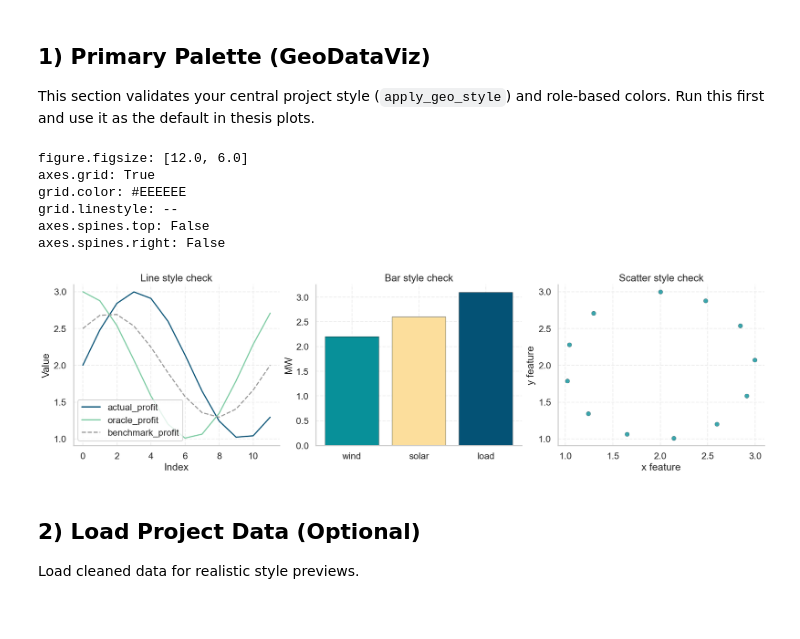
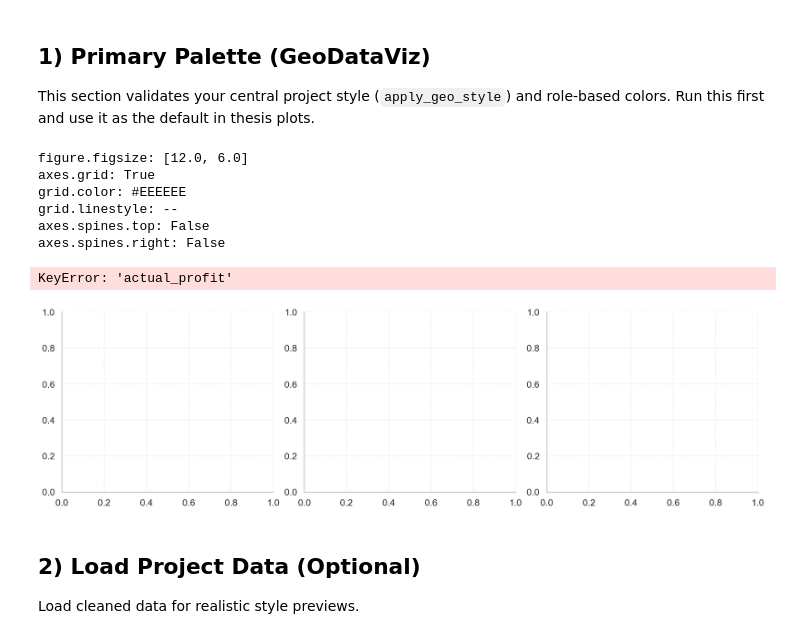
Before and after one commit to lgiesen/energy_trading, a Jupyter notebook: notebooks/14_color_scheme_reference.ipynb, the cells around one changed output. Cells and saved outputs as stored; diff of their text form; code cells hidden in the pictures.

```diff
--- a/notebooks/14_color_scheme_reference.ipynb
+++ b/notebooks/14_color_scheme_reference.ipynb
@@ -39,42 +39,43 @@ y2 = np.cos(x / 2) + 2
 
 y_bar = np.array([2.2, 2.6, 3.1])
 bar_labels = ['wind', 'solar', 'load']
-bar_colors = [ROLE_COLORS['wind'], ROLE_COLORS['solar'], ROLE_COLORS['load']]
+bar_colors = [THESIS_PALETTE['primary'], THESIS_PALETTE['secondary'], THESIS_PALETTE['tertiary']]
 
 fig, axes = plt.subplots(1, 3, figsize=(18, 5), constrained_layout=True)
 
 # Line chart
 a = axes[0]
-a.plot(x, y1, color=ROLE_COLORS['actual_profit'], linewidth=2, label='actual_profit')
-a.plot(x, y2, color=ROLE_COLORS['oracle_profit'], linewidth=2, label='oracle_profit')
-a.plot(x, (y1 + y2)/2, color=ROLE_COLORS['benchmark_profit'], linewidth=2, linestyle='--', label='benchmark_profit')
+a.plot(x, y1, color=THESIS_PALETTE['actual_profit'], linewidth=2, label='actual_profit')
+a.plot(x, y2, color=THESIS_PALETTE['oracle_profit'], linewidth=2, label='oracle_profit')
+a.plot(x, (y1 + y2)/2, color=THESIS_PALETTE['benchmark_profit'], linewidth=2, linestyle='--', label='benchmark_profit')
 a.set_title('Line style check')
 a.set_xlabel('Index')
 a.set_ylabel('Value')
 a.legend()
 
 # Bar chart
 a = axes[1]
 a.bar(bar_labels, y_bar, color=bar_colors, edgecolor='black', linewidth=0.4)
 a.set_title('Bar style check')
 a.set_ylabel('MW')
 
 # Scatter chart
 a = axes[2]
 a.scatter(y1, y2, c=GEO_DIVERGING['div_2'], s=60, alpha=0.8, edgecolor='black', linewidth=0.3)
 a.set_title('Scatter style check')
 a.set_xlabel('x feature')
 a.set_ylabel('y feature')
 
 plt.show()
 # %% [output]
 figure.figsize: [12.0, 6.0]
 axes.grid: True
 grid.color: #EEEEEE
 grid.linestyle: --
 axes.spines.top: False
 axes.spines.right: False
+KeyError: 'actual_profit'
-[figure, old version]
+[figure, new version]
 # %% [markdown]
 ## 2) Load Project Data (Optional)
 
```
Also changed, not shown: parts of 3 cells of this notebook.
